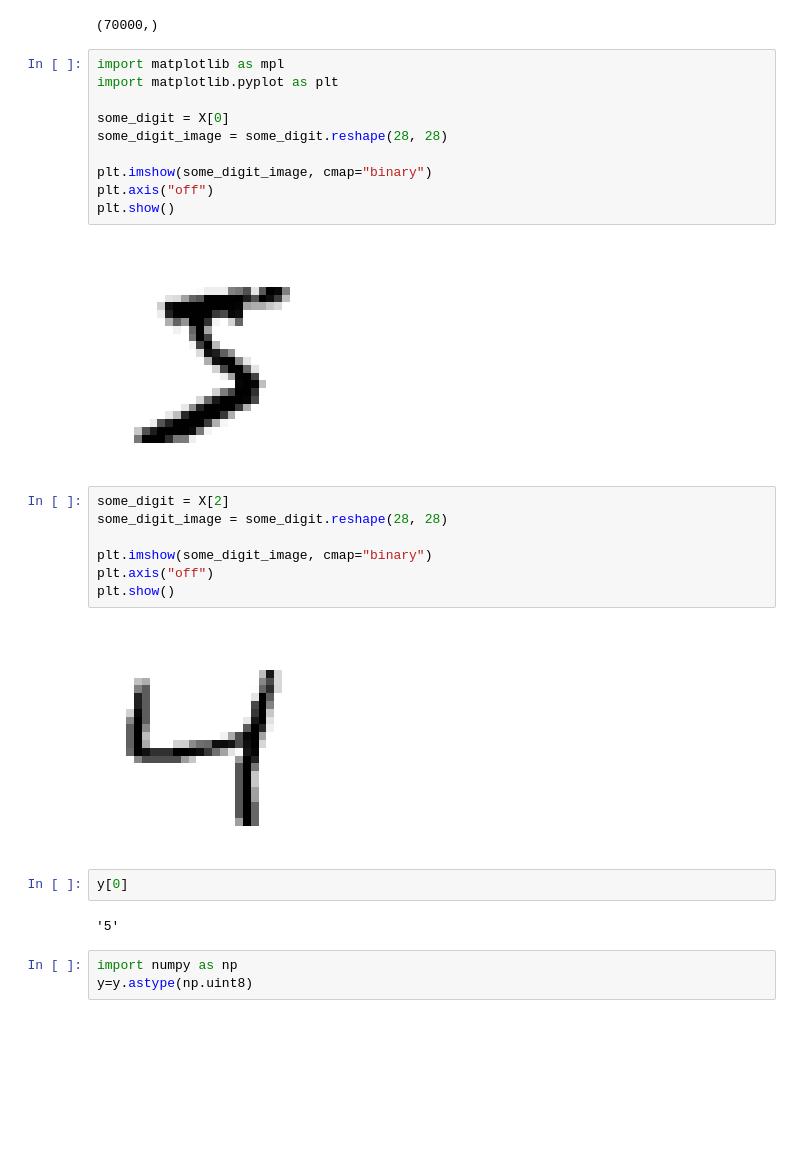
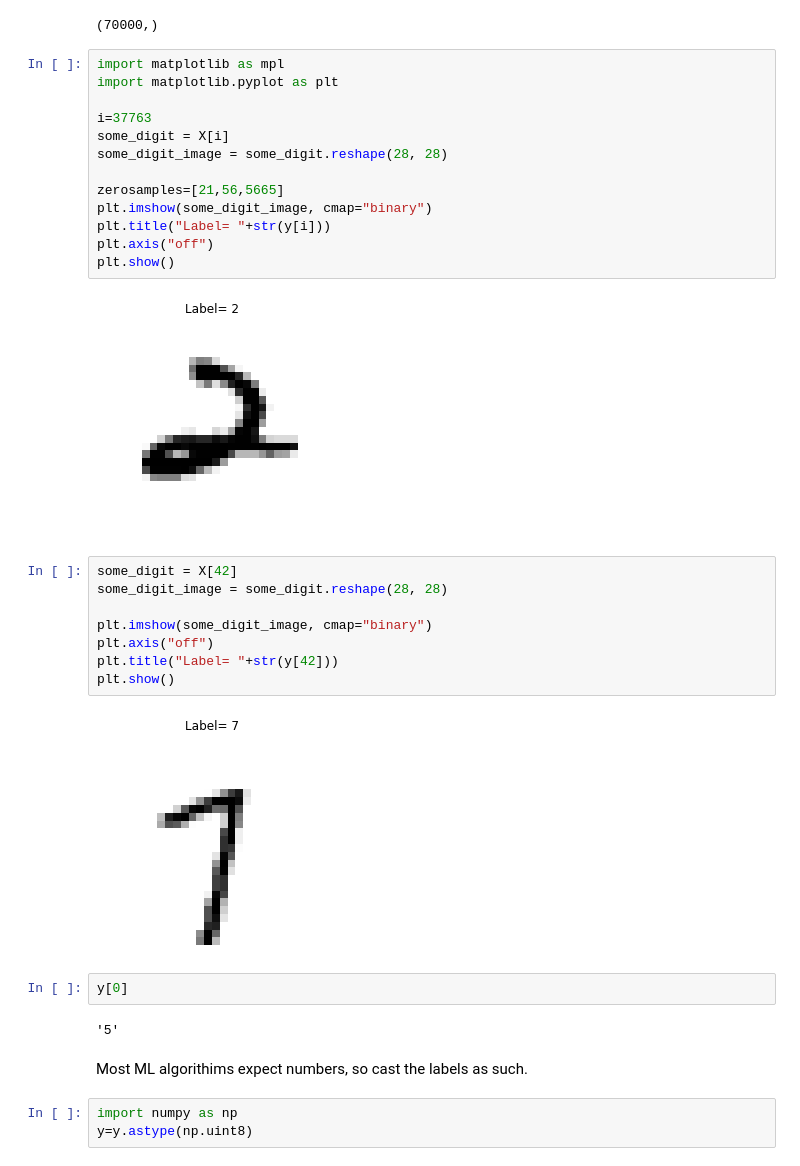
Before and after one commit to dnmorris7/O-Reilly_Handwriting_Analysis, a Jupyter notebook: O'Reilly_Handwriting_Analysis.ipynb, the cells around one changed output. Drawn from its saved outputs; the diff is of its cells as text; blank space fills up the shorter version.

```diff
--- a/O'Reilly_Handwriting_Analysis.ipynb
+++ b/O'Reilly_Handwriting_Analysis.ipynb
@@ -29,28 +32,34 @@ y.shape
 # %%
 import matplotlib as mpl
 import matplotlib.pyplot as plt
 
-some_digit = X[0]
+i=37763
+some_digit = X[i]
 some_digit_image = some_digit.reshape(28, 28)
 
+zerosamples=[21,56,5665]
 plt.imshow(some_digit_image, cmap="binary")
+plt.title("Label= "+str(y[i]))
 plt.axis("off")
 plt.show()
 # %% [output]
-[figure, old version]
+[figure, new version]
 # %%
-some_digit = X[2]
+some_digit = X[42]
 some_digit_image = some_digit.reshape(28, 28)
 
 plt.imshow(some_digit_image, cmap="binary")
 plt.axis("off")
+plt.title("Label= "+str(y[42]))
 plt.show()
 # %% [output]
-[figure, old version]
+[figure, new version]
 # %%
 y[0]
 # %% [output]
 '5'
+# %% [markdown]
+Most ML algorithims expect numbers, so cast the labels as such.
 # %%
 import numpy as np
 y=y.astype(np.uint8)
```
Also changed, not shown: parts of 18 cells of this notebook.
